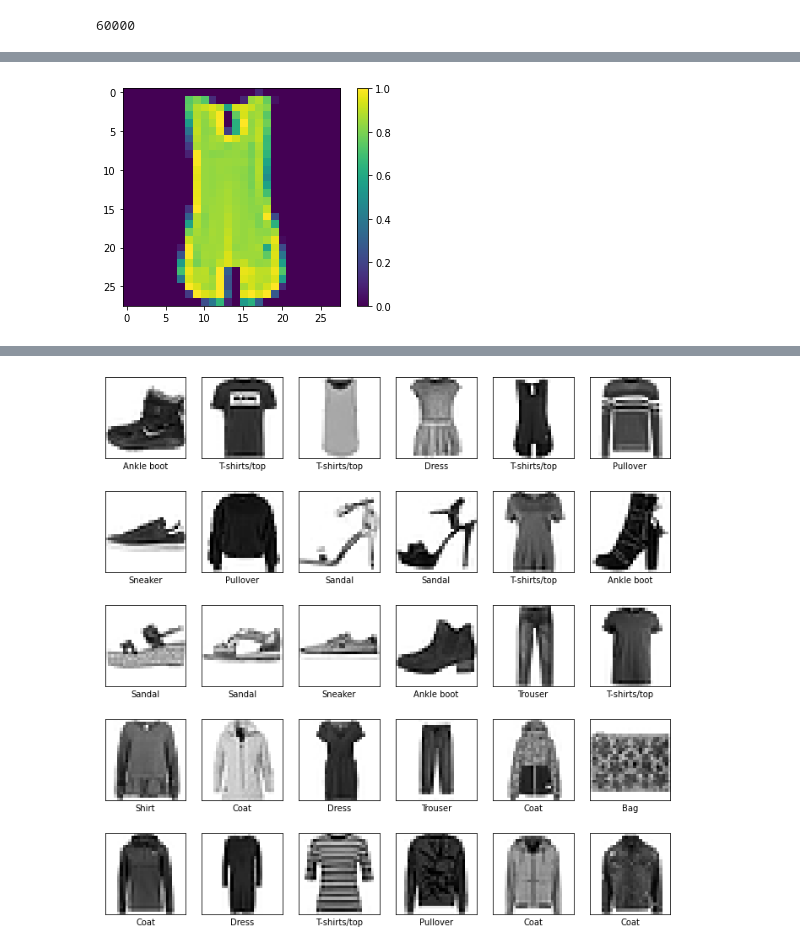
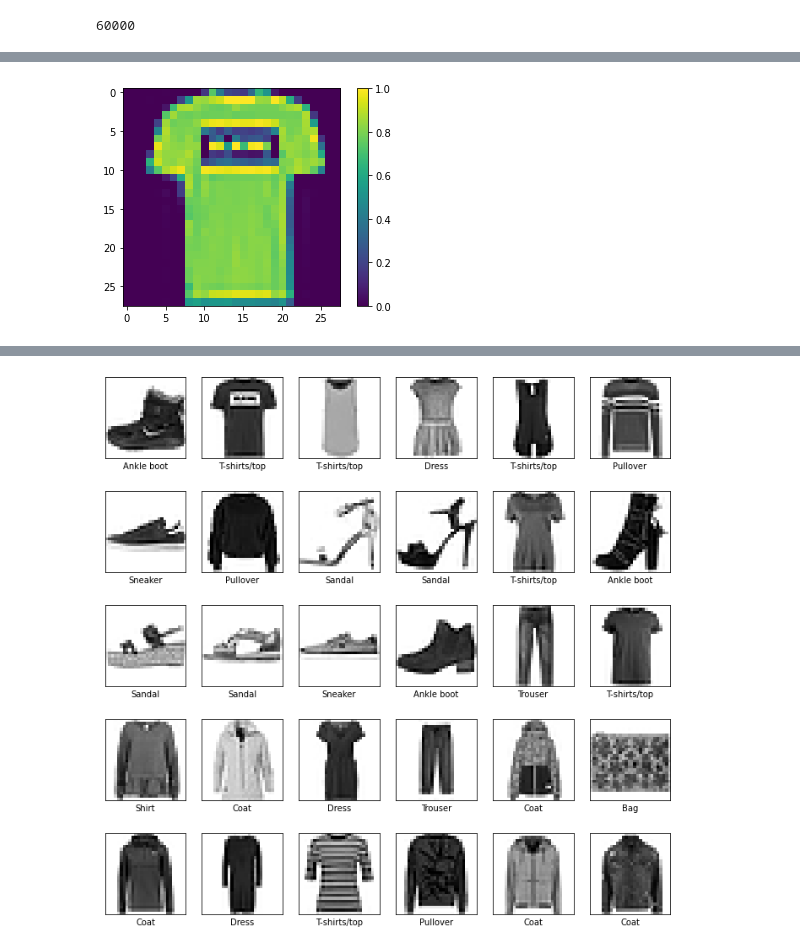
Before and after one commit to kartik2340/Machine-learning-projects, a Jupyter notebook: AI_Adventures_fashion_MNIST.ipynb, the cells around one changed output, grey strips where cells are left out. Saved outputs shown, nothing was run; the diff lists cells and outputs as text; code cells hidden in the pictures.

```diff
--- a/AI_Adventures_fashion_MNIST.ipynb
+++ b/AI_Adventures_fashion_MNIST.ipynb
@@ -54,10 +42,10 @@ plt.gca().grid(False)
 # %%
 plt.figure()
-plt.imshow(train_images[4])
+plt.imshow(train_images[1])
 plt.colorbar()
 plt.gca().grid(False)
 # %% [output]
-[figure, old version]
+[figure, new version]
 # %%
 plt.figure()
 plt.imshow(train_images[40])
```
Also changed, not shown: parts of 6 cells of this notebook.
